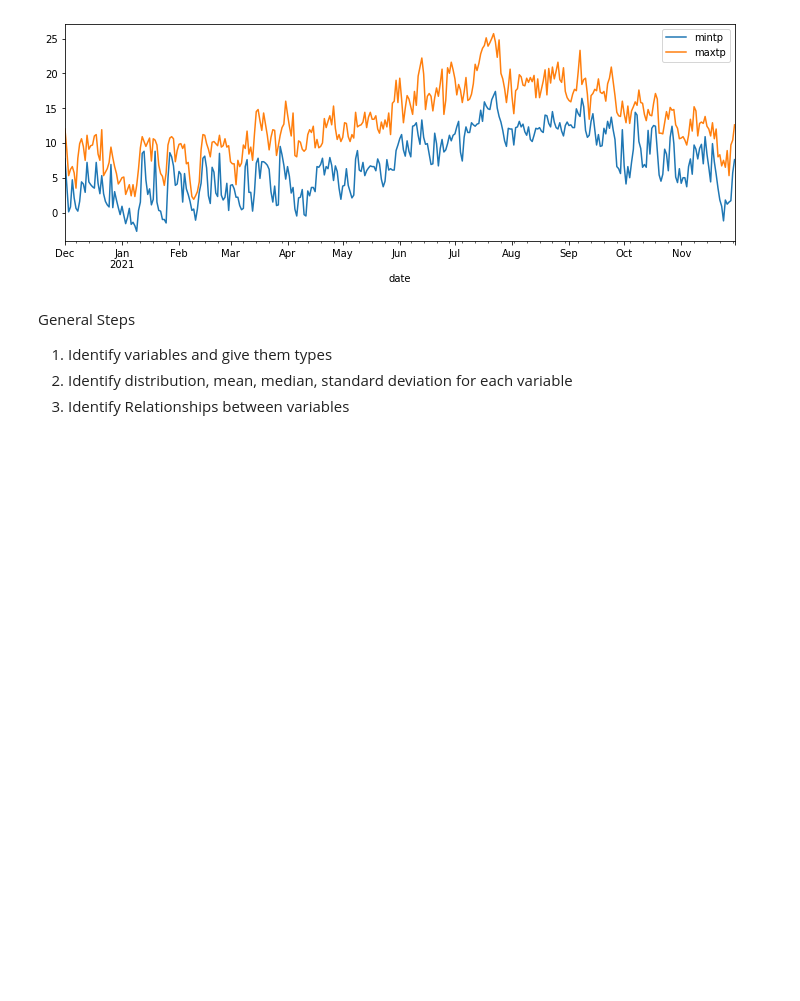
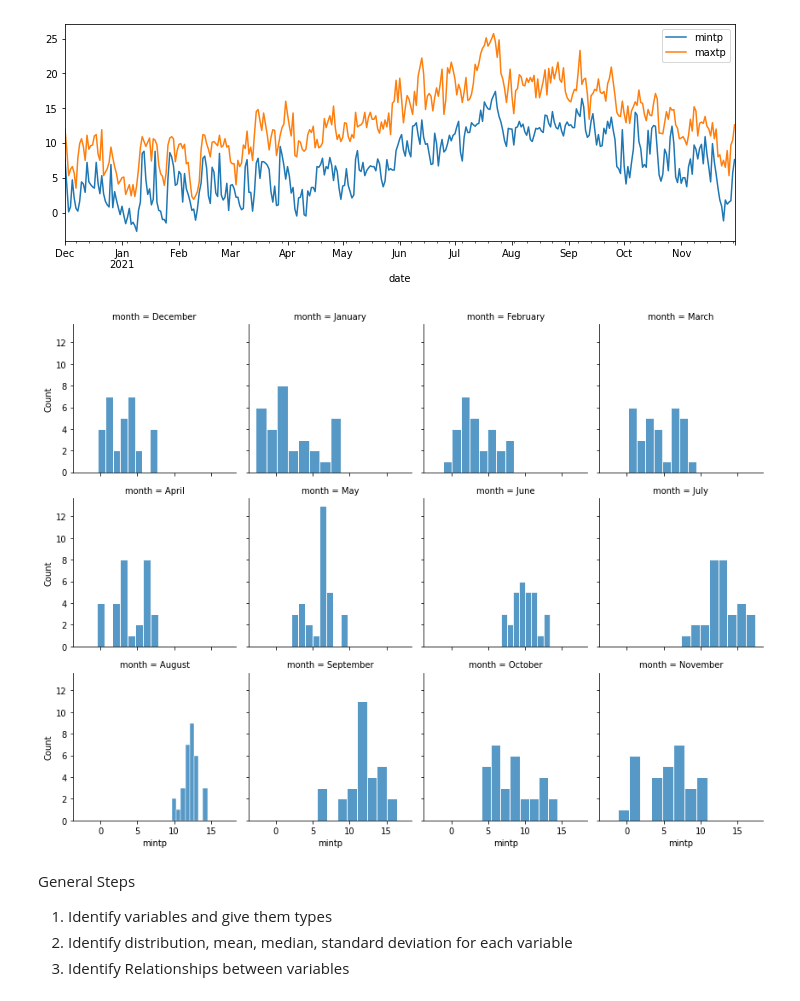
Before and after one commit to fod/simulation, a Jupyter notebook: simulation.ipynb, the cells around one changed output. Drawn from its saved outputs; the diff is of its cells as text; code cells hidden in the pictures; blank space fills up the shorter version.

Commit message:
Min temp hist by month

```diff
--- a/simulation.ipynb
+++ b/simulation.ipynb
@@ -109,6 +109,12 @@ Looking at temperature first. As noted above there is an unsurprisingly high cor
 df[['mintp', 'maxtp']].plot(figsize=(12, 4));
 # %% [output]
 [figure]
+# %%
+# Minimum temperature histograms for each month
+g = sns.FacetGrid(df, col="month", col_wrap=4)
+g.map(sns.histplot, "mintp", edgecolor='white', bins=8);
+# %% [output]
+[figure, added]
 # %% [markdown]
 General Steps
 1. Identify variables and give them types
```
